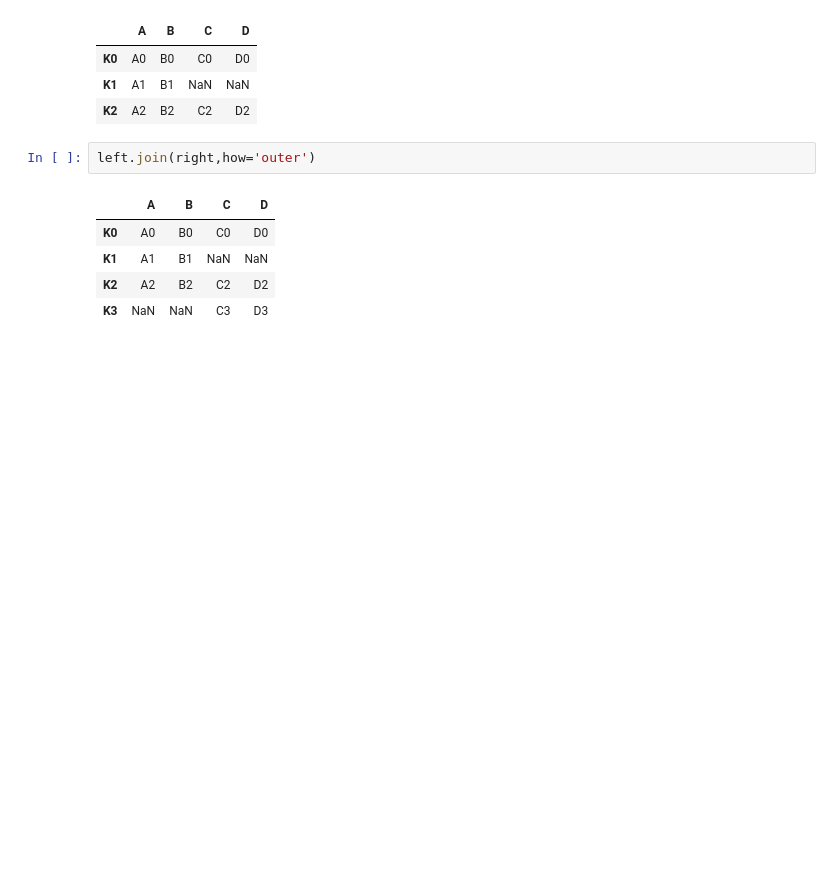
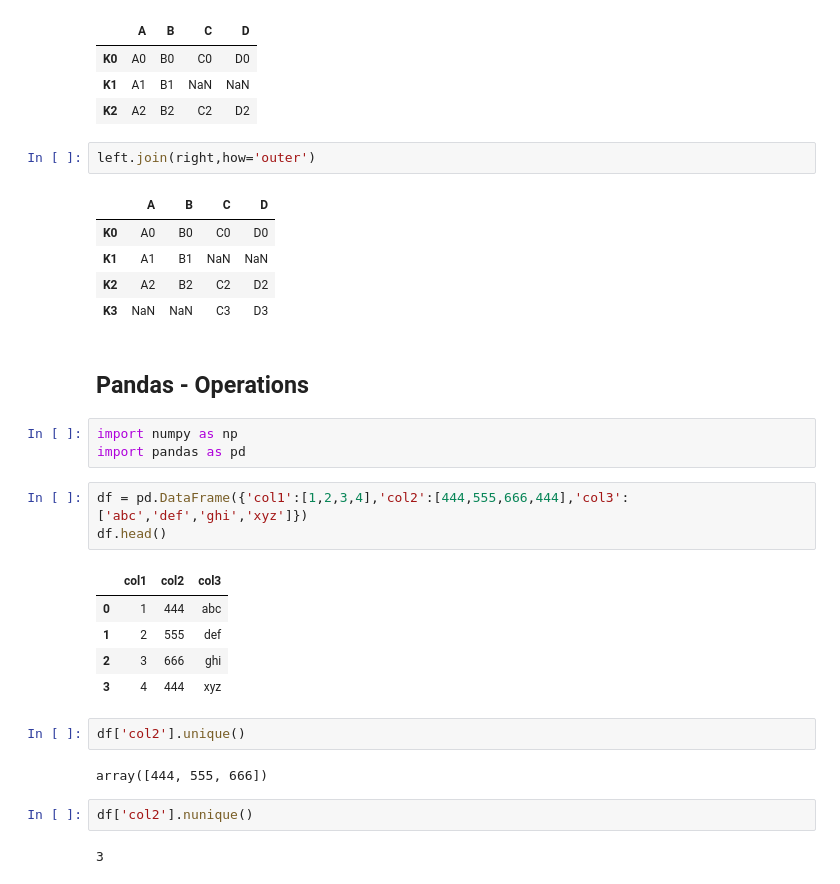
Before and after one commit to HermanTeng19/pydsml, a Jupyter notebook: pandas.ipynb, the cells around one changed output. Cells and saved outputs as stored; diff of their text form; blank space fills up the shorter version.

```diff
--- a/pandas.ipynb
+++ b/pandas.ipynb
@@ -904,3 +904,25 @@ left.join(right,how='outer')
 | K1 | A1 | B1 | NaN | NaN |
 | K2 | A2 | B2 | C2 | D2 |
 | K3 | NaN | NaN | C3 | D3 |
+# %% [markdown]
+## Pandas - Operations
+# %%
+import numpy as np
+import pandas as pd
+# %%
+df = pd.DataFrame({'col1':[1,2,3,4],'col2':[444,555,666,444],'col3':['abc','def','ghi','xyz']})
+df.head()
+# %% [output]
+|  | col1 | col2 | col3 |
+| 0 | 1 | 444 | abc |
+| 1 | 2 | 555 | def |
+| 2 | 3 | 666 | ghi |
+| 3 | 4 | 444 | xyz |
+# %%
+df['col2'].unique()
+# %% [output]
+array([444, 555, 666])
+# %%
+df['col2'].nunique()
+# %% [output]
+3
```
Also changed, not shown: parts of 18 cells of this notebook.
